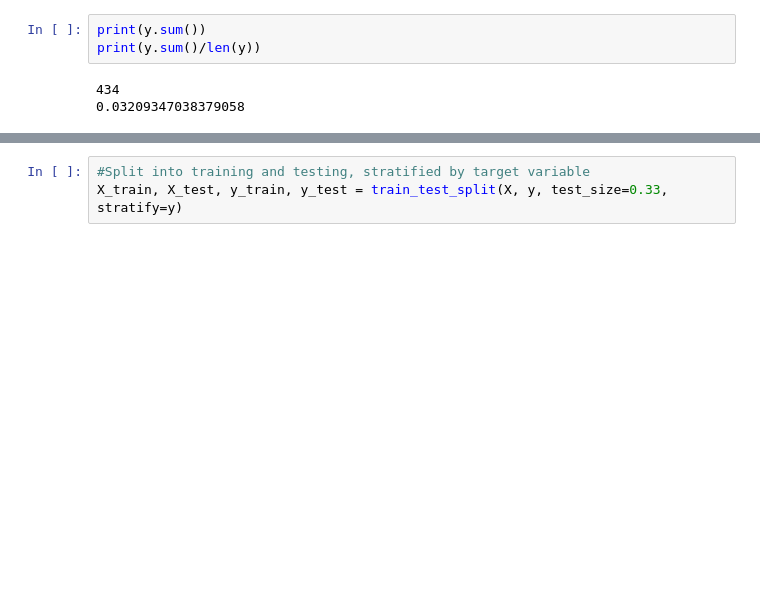
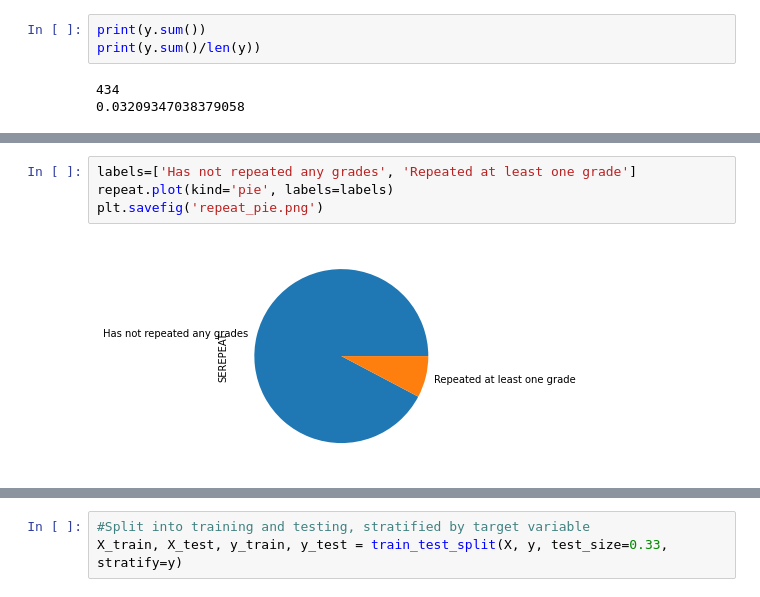
Before and after one commit to safiamc/udacity-capstone, a Jupyter notebook: project-notebook.ipynb, the cells around one changed output, grey strips where cells are left out. Saved outputs shown, nothing was run; the diff lists cells and outputs as text; blank space fills up the shorter version.

```diff
--- a/project-notebook.ipynb
+++ b/project-notebook.ipynb
@@ -154,0 +171,6 @@ X['DISABLTYX'].plot(kind='pie')
+# %%
+labels=['Has not repeated any grades', 'Repeated at least one grade']
+repeat.plot(kind='pie', labels=labels)
+plt.savefig('repeat_pie.png')
+# %% [output]
+[figure, added]
```
Also changed, not shown: parts of 8 cells of this notebook.
